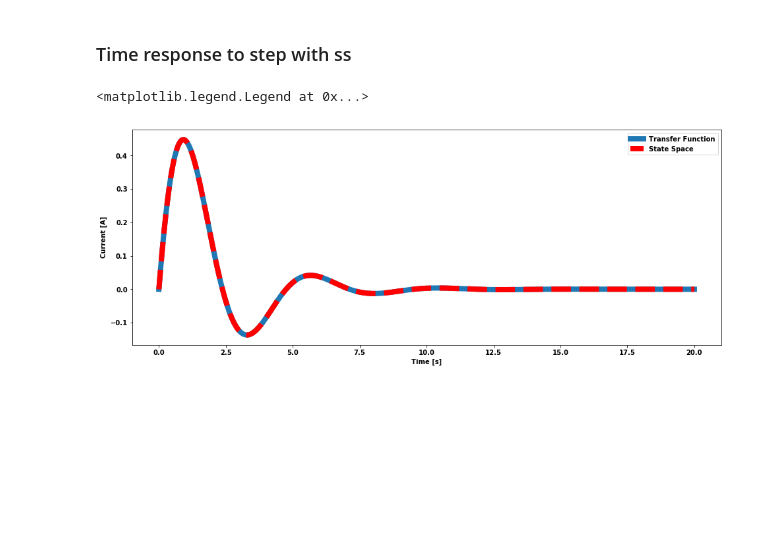
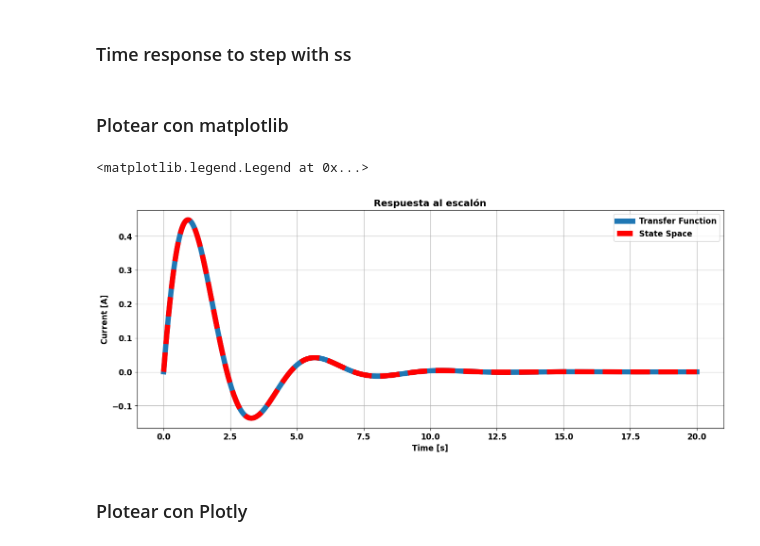
Before and after one commit to marcos626/control_systems_Ogata, a Jupyter notebook: 01_RLC_tf_and_ss.ipynb, the cells around one changed output. Drawn from its saved outputs; the diff is of its cells as text; code cells hidden in the pictures; blank space fills up the shorter version.

```diff
--- a/01_RLC_tf_and_ss.ipynb
+++ b/01_RLC_tf_and_ss.ipynb
@@ -12,9 +12,10 @@ from control import ss, tf
 import matplotlib
 import numpy as np
 from matplotlib import pyplot as plt
-
-matplotlib.rcParams['figure.figsize'] = (16.0,6.0)
-matplotlib.rcParams.update({'font.size': 12, 'font.weight': 'bold'})
+import plotly.plotly as py
+import plotly.graph_objs as go
+from plotly.offline import download_plotlyjs, init_notebook_mode, plot, iplot
+init_notebook_mode(connected=True)
 # %% [markdown]
 ### System parameters
 # %%
@@ -45,0 +43,8 @@ Text(0,0.5,'Current [A]')
+# %%
+matplotlib.rcParams['figure.figsize'] = (15.0,4.0) #ancho x alto
+plt.rcParams.update({'font.size': 12})
+plt.plot(T,y_step,lw = 3)
+plt.grid()
+plt.title("Step Response", weight = 'bold')
+plt.xlabel("Time [s]", weight = 'bold')
+plt.ylabel("Current [A]", weight = 'bold')
@@ -69,12 +98,17 @@ D = [[0]
+# %% [markdown]
+### Plotear con matplotlib
 # %%
-T, y_step_ss = control.step_response(ss_lcr,T)
 matplotlib.rcParams['figure.figsize'] = (16.0,6.0)
-
+plt.rcParams.update({'font.size': 12})
 plt.plot(T,y_step,lw = 8)
+plt.grid()
+plt.title("Respuesta al escalón", weight = 'bold')
 plt.xlabel("Time [s]", weight = 'bold')
 plt.ylabel("Current [A]", weight = 'bold')
-plt.plot(T,y_step_ss[1], lw=8, color='r',linestyle='--')
+plt.plot(T,y_step_ss[1][0], lw=8, color='r',linestyle='--')
 plt.legend(['Transfer Function','State Space'])
 # %% [output]
 <matplotlib.legend.Legend at 0x...>
-[figure, old version]
+[figure, new version]
+# %% [markdown]
+### Plotear con Plotly
```
Also changed, not shown: parts of 7 cells of this notebook.
